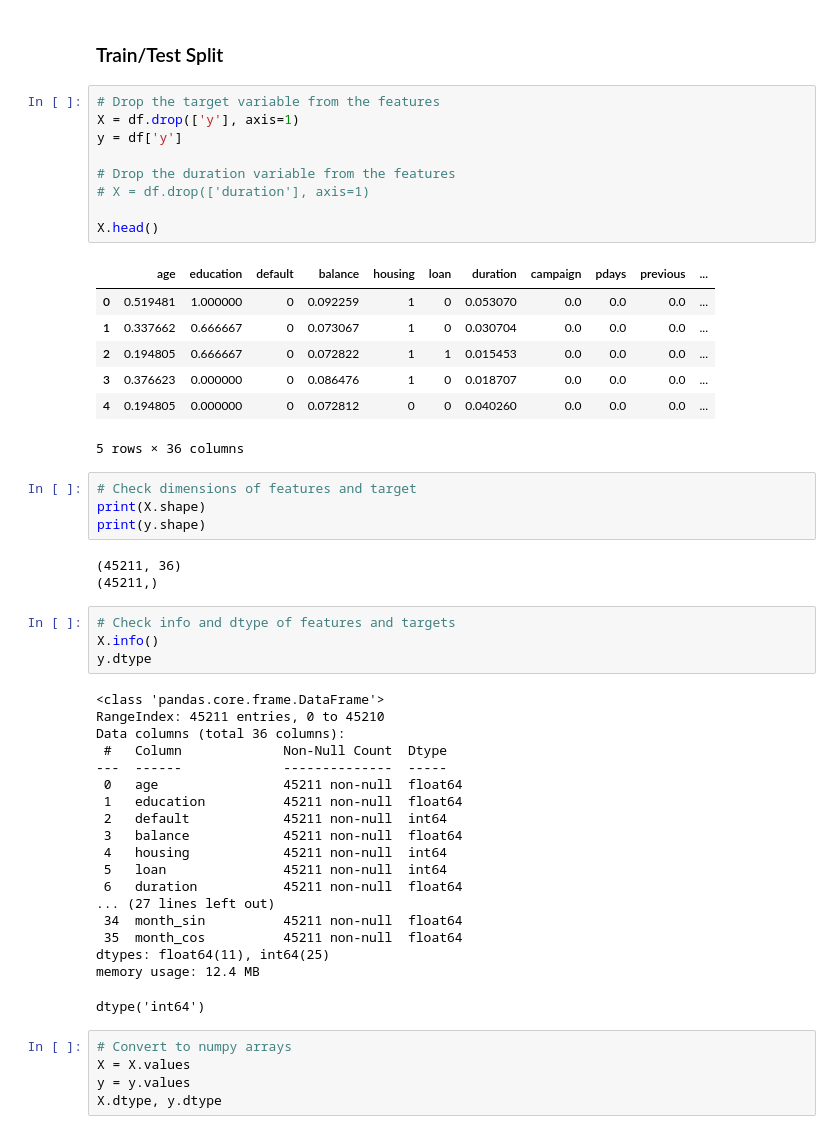
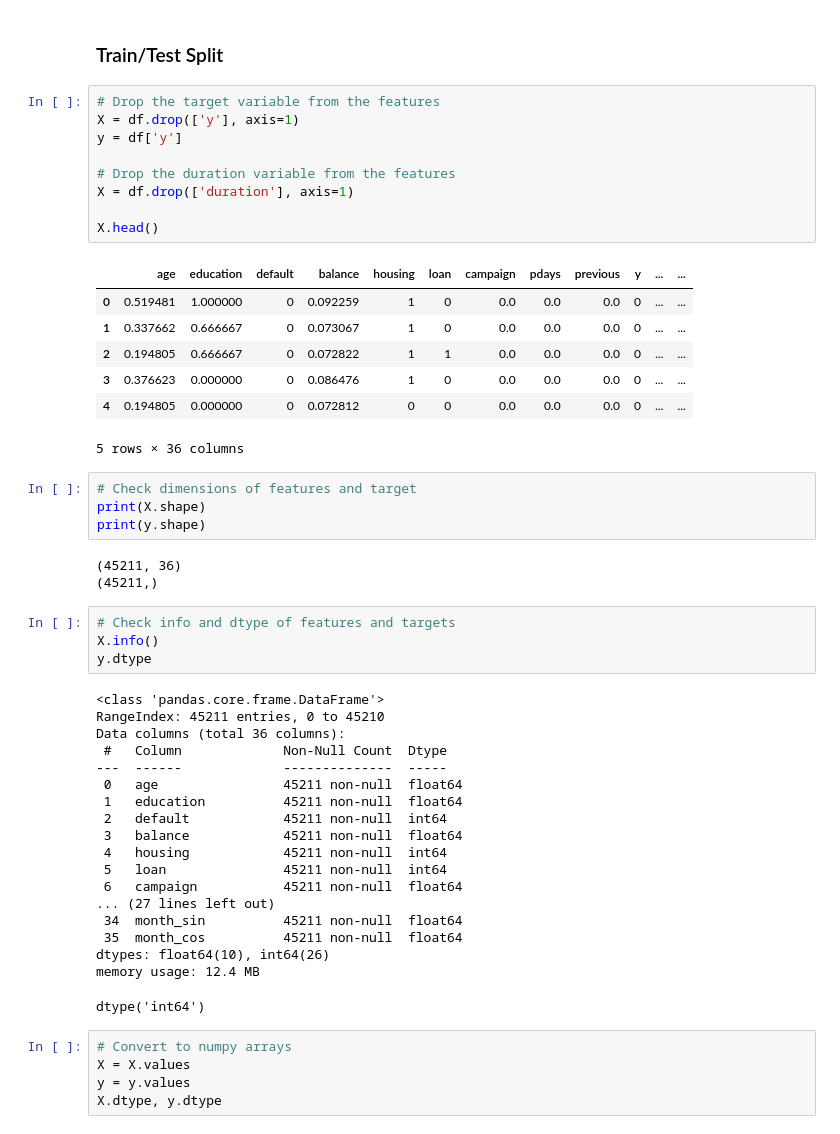
Before and after one commit to jmanwillz/ACML-Project, a Jupyter notebook: neural-network/neural_network.ipynb, the cells around one changed output. Saved outputs shown, nothing was run; the diff lists cells and outputs as text.

```diff
--- a/neural-network/neural_network.ipynb
+++ b/neural-network/neural_network.ipynb
@@ -532,19 +532,19 @@ df.head()
 # %%
 # Drop the target variable from the features
 X = df.drop(['y'], axis=1)
 y = df['y']
 
 # Drop the duration variable from the features
-# X = df.drop(['duration'], axis=1)
+X = df.drop(['duration'], axis=1)
 
 X.head()
 # %% [output]
-|  | age | education | default | balance | housing | loan | duration | campaign | pdays | previous | ... |
-| 0 | 0.519481 | 1.000000 | 0 | 0.092259 | 1 | 0 | 0.053070 | 0.0 | 0.0 | 0.0 | ... |
-| 1 | 0.337662 | 0.666667 | 0 | 0.073067 | 1 | 0 | 0.030704 | 0.0 | 0.0 | 0.0 | ... |
-| 2 | 0.194805 | 0.666667 | 0 | 0.072822 | 1 | 1 | 0.015453 | 0.0 | 0.0 | 0.0 | ... |
-| 3 | 0.376623 | 0.000000 | 0 | 0.086476 | 1 | 0 | 0.018707 | 0.0 | 0.0 | 0.0 | ... |
-| 4 | 0.194805 | 0.000000 | 0 | 0.072812 | 0 | 0 | 0.040260 | 0.0 | 0.0 | 0.0 | ... |
+|  | age | education | default | balance | housing | loan | campaign | pdays | previous | y | ... | ... |
+| 0 | 0.519481 | 1.000000 | 0 | 0.092259 | 1 | 0 | 0.0 | 0.0 | 0.0 | 0 | ... | ... |
+| 1 | 0.337662 | 0.666667 | 0 | 0.073067 | 1 | 0 | 0.0 | 0.0 | 0.0 | 0 | ... | ... |
+| 2 | 0.194805 | 0.666667 | 0 | 0.072822 | 1 | 1 | 0.0 | 0.0 | 0.0 | 0 | ... | ... |
+| 3 | 0.376623 | 0.000000 | 0 | 0.086476 | 1 | 0 | 0.0 | 0.0 | 0.0 | 0 | ... | ... |
+| 4 | 0.194805 | 0.000000 | 0 | 0.072812 | 0 | 0 | 0.0 | 0.0 | 0.0 | 0 | ... | ... |
 5 rows × 36 columns
 # %%
 # Check dimensions of features and target
@@ -569,11 +569,11 @@ Data columns (total 36 columns):
  3   balance            45211 non-null  float64
  4   housing            45211 non-null  int64
  5   loan               45211 non-null  int64
- 6   duration           45211 non-null  float64
+ 6   campaign           45211 non-null  float64
 ... (27 lines left out)
  34  month_sin          45211 non-null  float64
  35  month_cos          45211 non-null  float64
-dtypes: float64(11), int64(25)
+dtypes: float64(10), int64(26)
 memory usage: 12.4 MB
 dtype('int64')
 # %%
```
Also changed, not shown: parts of 3 cells of this notebook, 5 other files.
